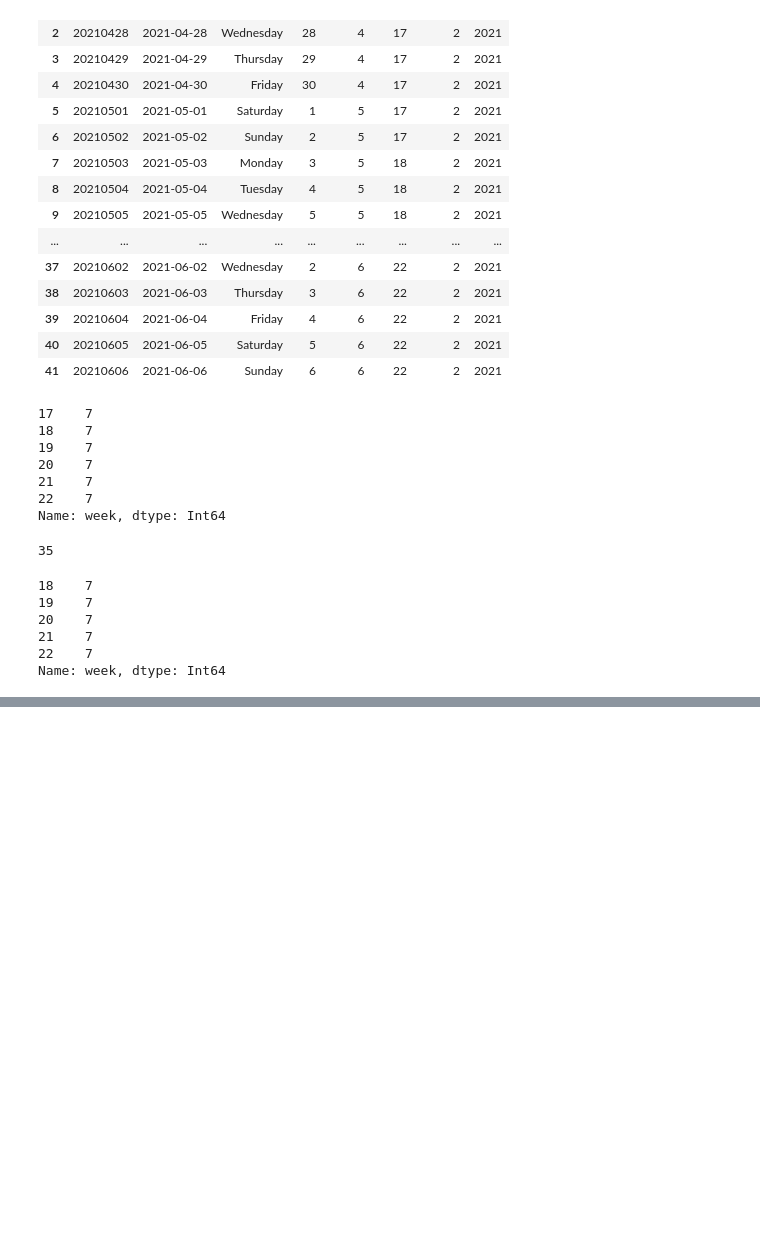
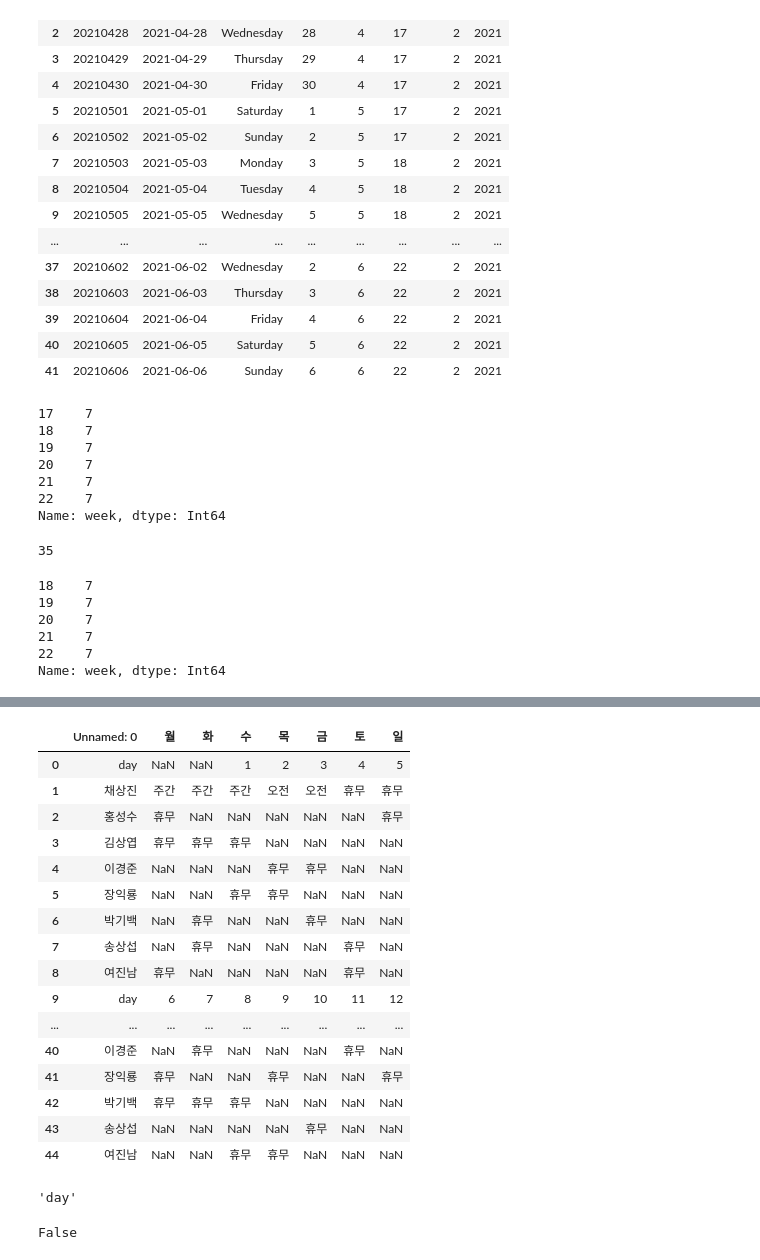
Before and after one commit to SeokpilYoon/scheduler, a Jupyter notebook: Untitled.ipynb, the cells around one changed output, grey strips where cells are left out. Drawn from its saved outputs; the diff is of its cells as text; code cells hidden in the pictures; blank space fills up the shorter version.

```diff
--- a/Untitled.ipynb
+++ b/Untitled.ipynb
@@ -181,0 +213,20 @@ week1
+# %%
+sch_df
+# %% [output]
+|  | Unnamed: 0 | 월 | 화 | 수 | 목 | 금 | 토 | 일 |
+| 0 | day | NaN | NaN | 1 | 2 | 3 | 4 | 5 |
+| 1 | 채상진 | 주간 | 주간 | 주간 | 오전 | 오전 | 휴무 | 휴무 |
+| 2 | 홍성수 | 휴무 | NaN | NaN | NaN | NaN | NaN | 휴무 |
+| 3 | 김상엽 | 휴무 | 휴무 | 휴무 | NaN | NaN | NaN | NaN |
+| 4 | 이경준 | NaN | NaN | NaN | 휴무 | 휴무 | NaN | NaN |
+| 5 | 장익룡 | NaN | NaN | 휴무 | 휴무 | NaN | NaN | NaN |
+| 6 | 박기백 | NaN | 휴무 | NaN | NaN | 휴무 | NaN | NaN |
+| 7 | 송상섭 | NaN | 휴무 | NaN | NaN | NaN | 휴무 | NaN |
+| 8 | 여진남 | 휴무 | NaN | NaN | NaN | NaN | 휴무 | NaN |
+| 9 | day | 6 | 7 | 8 | 9 | 10 | 11 | 12 |
+| ... | ... | ... | ... | ... | ... | ... | ... | ... |
+| 40 | 이경준 | NaN | 휴무 | NaN | NaN | NaN | 휴무 | NaN |
+| 41 | 장익룡 | 휴무 | NaN | NaN | 휴무 | NaN | NaN | 휴무 |
+| 42 | 박기백 | 휴무 | 휴무 | 휴무 | NaN | NaN | NaN | NaN |
+| 43 | 송상섭 | NaN | NaN | NaN | NaN | 휴무 | NaN | NaN |
+| 44 | 여진남 | NaN | NaN | 휴무 | 휴무 | NaN | NaN | NaN |
@@ -181,0 +235,14 @@ week1
+# %%
+work_list = ['d','m','a','n','h']
+
+for i in range(len(sch_df)):
+    for j in range(len(sch_df.T)):
+        for k in work_list:
+            if math.isnan(sch_df.iloc[i][j]):
+                sch_df.iloc[i][j] ==
+# %% [output]
+'day'
+# %%
+sch_df.iloc[0][1] == np.nan
+# %% [output]
+False
```
Also changed, not shown: parts of 33 cells of this notebook, 4 other files.
